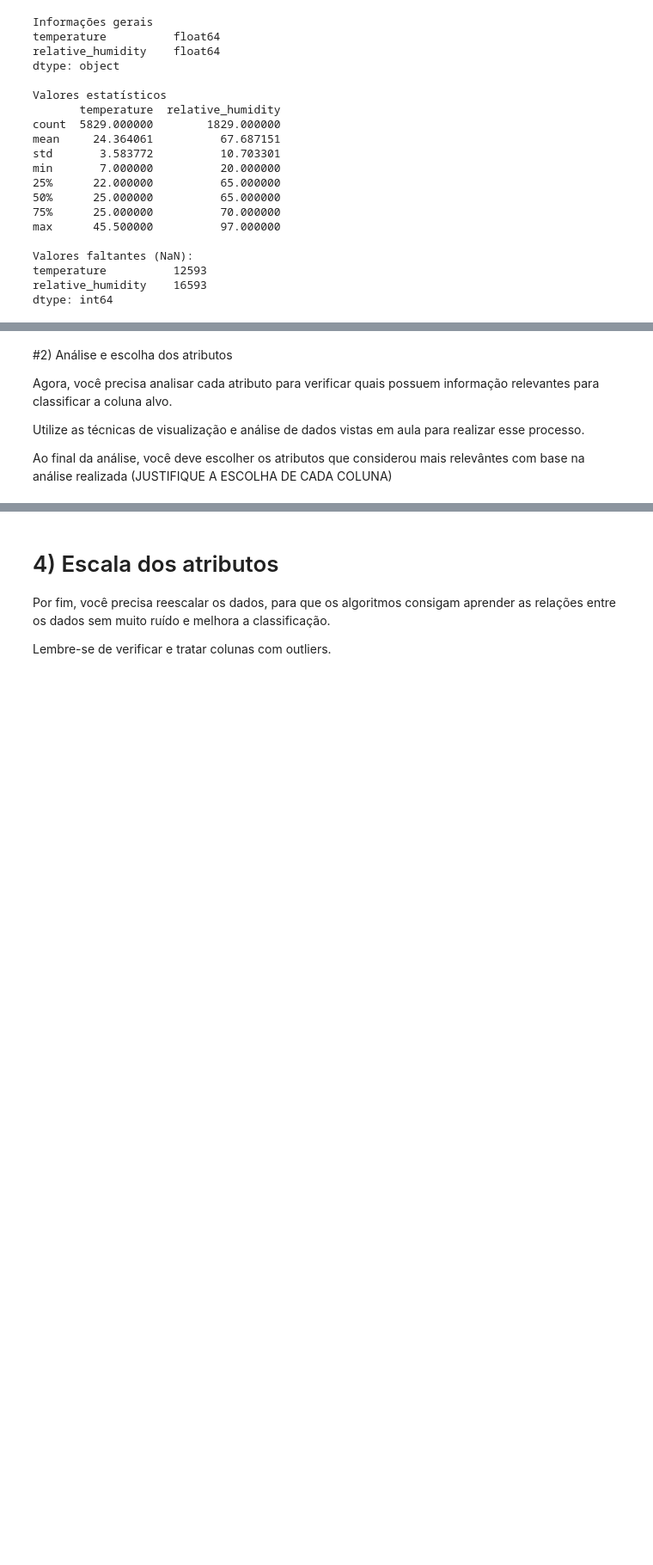
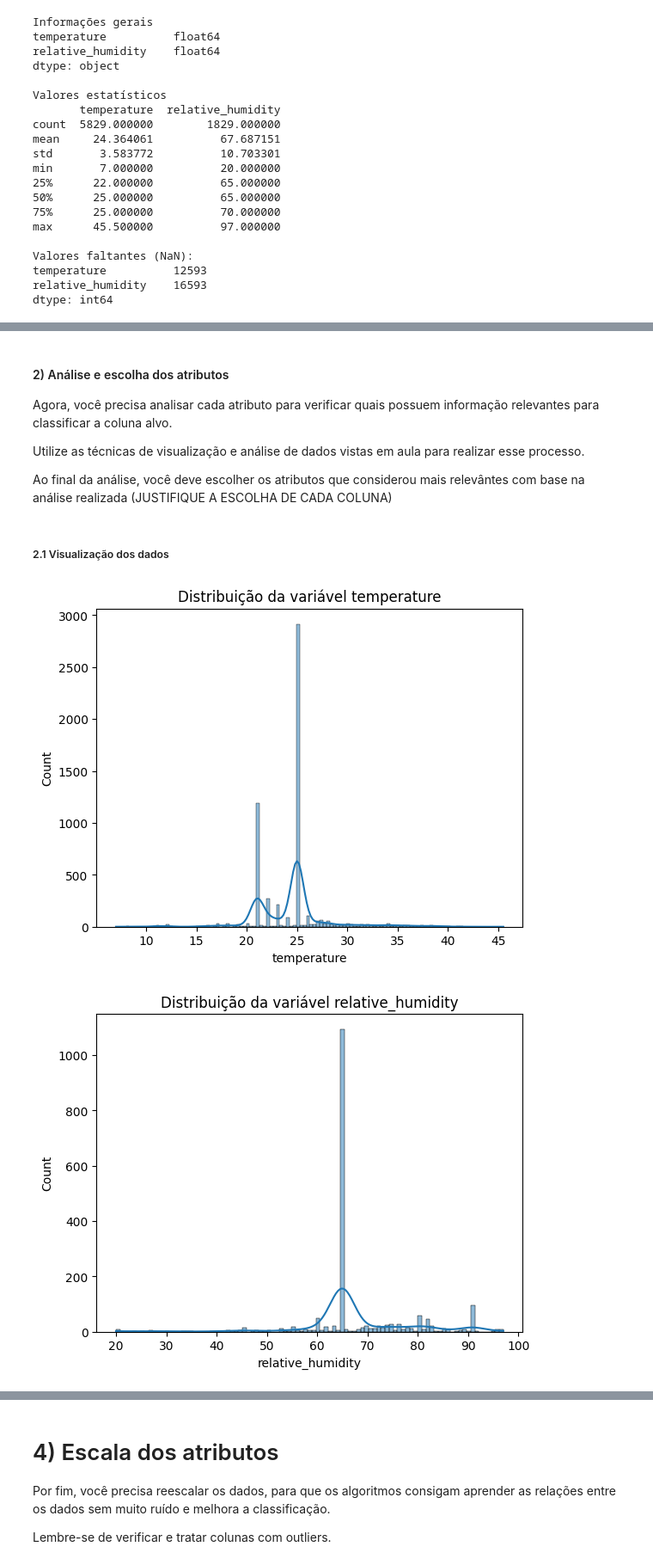
Before and after one commit to marcellsa/pucrs-trabalhos-academicos, a Jupyter notebook: 2025.2-machine-learning-i/projeto-machine-learning-1/notebooks/ML_Fase1.ipynb, the cells around one changed output, grey strips where cells are left out. Shown at 86% size. Saved outputs shown, nothing was run; the diff lists cells and outputs as text; code cells hidden in the pictures; blank space fills up the shorter version.

Commit message:
feat: corrigindo EDA

```diff
--- a/2025.2-machine-learning-i/projeto-machine-learning-1/notebooks/ML_Fase1.ipynb
+++ b/2025.2-machine-learning-i/projeto-machine-learning-1/notebooks/ML_Fase1.ipynb
@@ -163,0 +329,38 @@ Nº de valores únicos: 7
+# %%
+# invertebrate_collector_structure: corrigindo erros de digitação
+df['invertebrate_collector_structure_cleaned'] = (
+    df['invertebrate_collector_structure']
+    .str.lower()
+    .replace({
+        'scope': 'scopa',
+        'leg scope': 'scopa',
+        'ventral region of body': 'ventral body',
+        'the ventral portion of body': 'ventral body',
+        'no collection activitie': 'no collection activities',
+        'corbiculae': 'corbicula',
+        'hind tibiae': 'hind leg',
+        'legs, the ventral portion of body': 'legs and ventral body'
+    })
+)
+# %%
+# invertebrate_behavior: corrigindo erros de digitação
+df['invertebrate_behavior_cleaned'] = df['invertebrate_behavior'].replace({
+    'effective pollipollinatortor': 'effective pollinator',
+    'pollipollinatortor': 'effective pollinator',
+    'parasit': 'parasite',
+    'foraging nectar': 'foraging for nectar',
+})
+# %%
+# plant_collected_material: corrigindo erro de digitação
+df['plant_collected_material_cleaned'] = df['plant_collected_material'].replace({
+    'flowers and braches': 'flowers and branches',
+    'vies 44699': np.nan,
+    'picture (flower and leaves)': 'unknown'
+})
+# %%
+# invertebrate_collected: agrupando categorias redundantes
+df['invertebrate_collected_cleaned'] = df['invertebrate_collected'].replace({
+    'whole': 'whole body'
+})
+
+df['invertebrate_collected_cleaned'].unique()
@@ -255,5 +463,5 @@ dtype: int64
 # %% [markdown]
-#2) Análise e escolha dos atributos
+#### 2) Análise e escolha dos atributos
 
 Agora, você precisa analisar cada atributo para verificar quais possuem informação relevantes para classificar a coluna alvo.
 
@@ -268,3 +476,15 @@ Ao final da análise, você deve escolher os atributos que considerou mais relev
 # 1) Visualização dos dados
 # 2) Análise sobre possiveis relação encontradas
 # 3) Escolha das colunas mais relevântes com justificativa
+# %% [markdown]
+##### 2.1 Visualização dos dados
+# %%
+# Histogramas
+colunas_numericas = ['temperature', 'relative_humidity']
+for col in colunas_numericas:
+    sns.histplot(df[col], kde=True)
+    plt.title(f'Distribuição da variável {col}')
+    plt.show()
+# %% [output]
+[figure, added]
+[figure, added]
```
Also changed, not shown: parts of 44 cells of this notebook.
